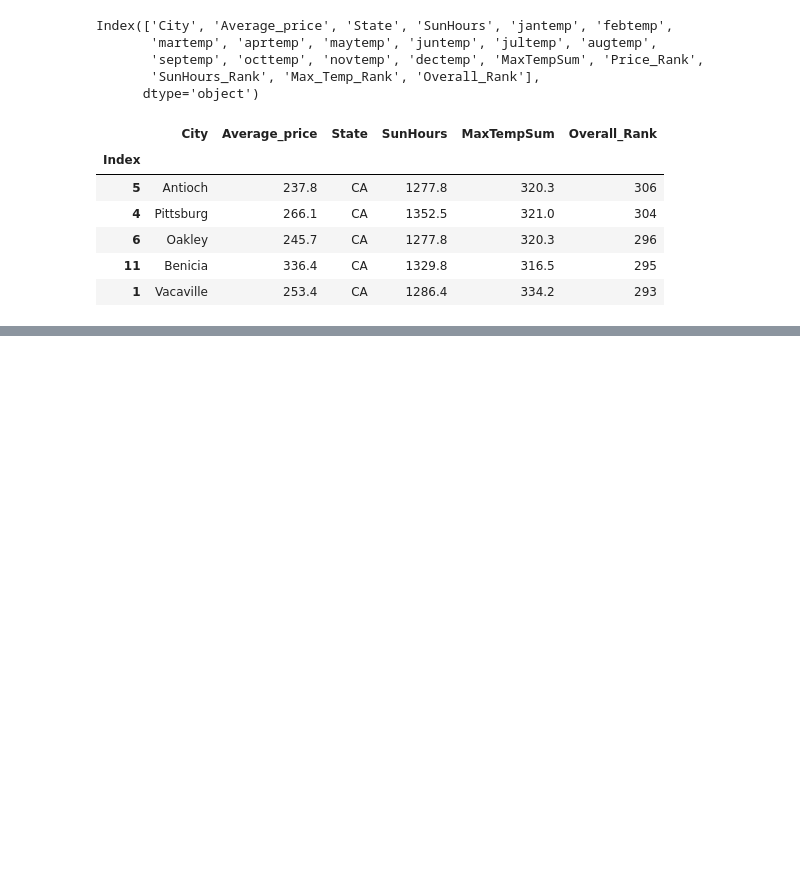
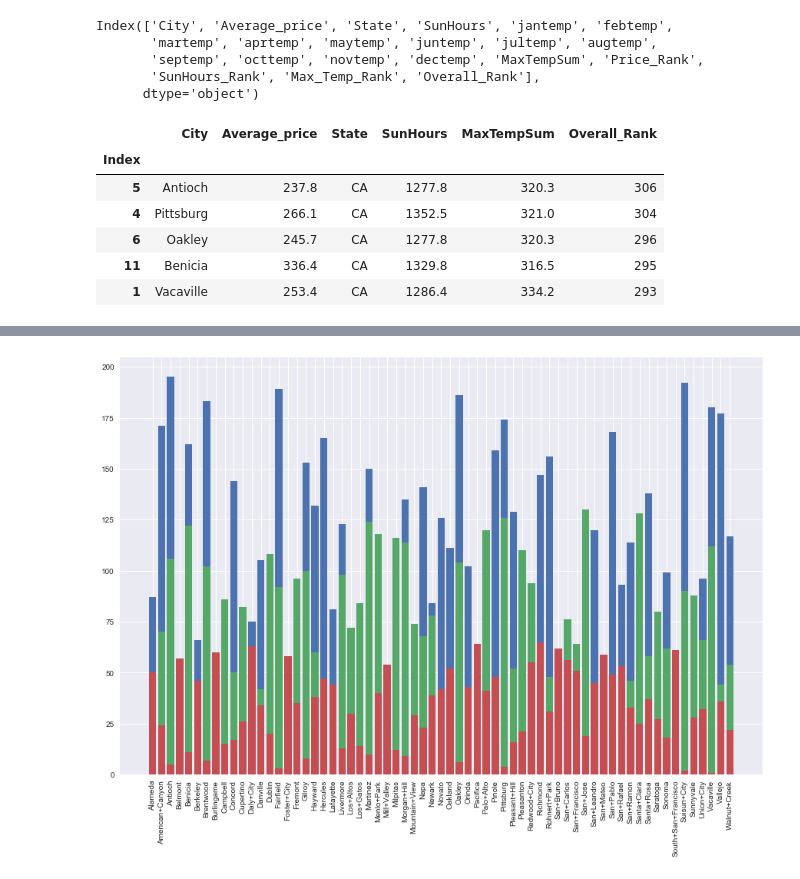
Before and after one commit to imtheaaron/Project1, a Jupyter notebook: Analysis_and_plotting.ipynb, the cells around one changed output, grey strips where cells are left out. Saved outputs shown, nothing was run; the diff lists cells and outputs as text; code cells hidden in the pictures; blank space fills up the shorter version.

```diff
--- a/Analysis_and_plotting.ipynb
+++ b/Analysis_and_plotting.ipynb
@@ -215,0 +227,11 @@ mapping_df.to_csv('Mapping_Info.csv')
+# %%
+#create a stacked bar graph from the ranks for each city in all 3 categories
+xtickloc = np.arange(65)
+plt.figure(figsize=(15,10))
+p1 = plt.bar(df.City, df.Price_Rank)
+p2 = plt.bar(df.City, df.SunHours_Rank)
+p3 = plt.bar(df.City, df.Max_Temp_Rank)
+plt.xticks(rotation='vertical')
+plt.show()
+# %% [output]
+[figure, added]
```
Also changed, not shown: parts of 18 cells of this notebook, 1 other file.
